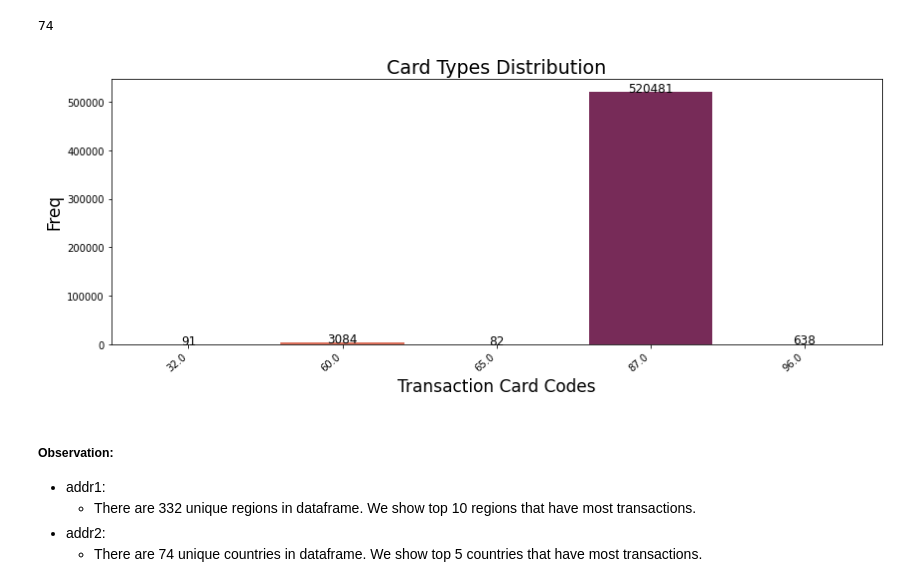
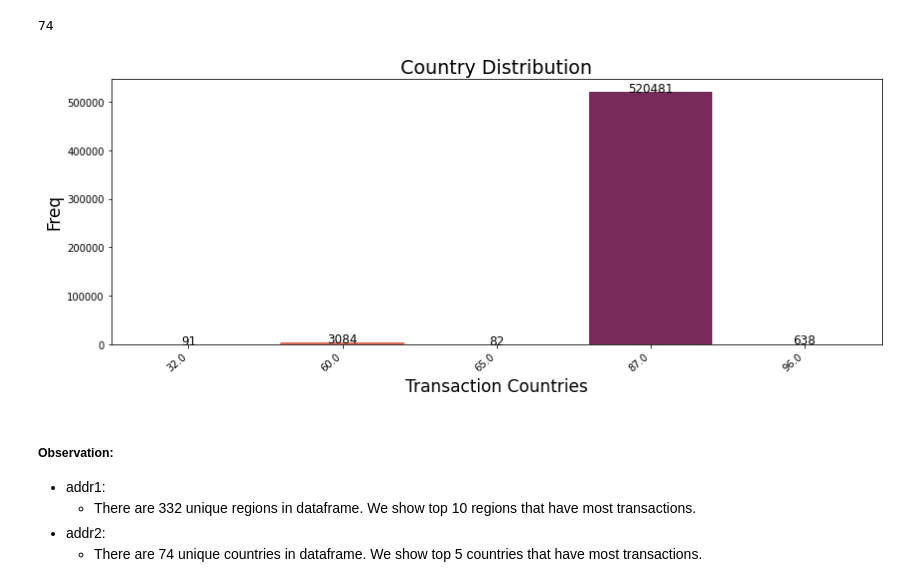
Before and after one commit to ElifKarakutukDinc/IEEE-CIS-Fraud-Detection, a Jupyter notebook: EDA.ipynb, the cells around one changed output. Drawn from its saved outputs; the diff is of its cells as text; code cells hidden in the pictures.

```diff
--- a/EDA.ipynb
+++ b/EDA.ipynb
@@ -449,14 +430,14 @@ top_country_df = train_transaction[
 # %%
 countplot_viz(
     top_country_df,
     "addr2",
-    "Transaction Card Codes",
+    "Transaction Countries",
     "Freq",
-    "Card Types Distribution",
+    "Country Distribution",
     palette="rocket_r",
 )
 # %% [output]
-[figure, old version]
+[figure, new version]
 # %% [markdown]
 ##### Observation:
 * addr1:
```
Also changed, not shown: parts of 9 cells of this notebook.
